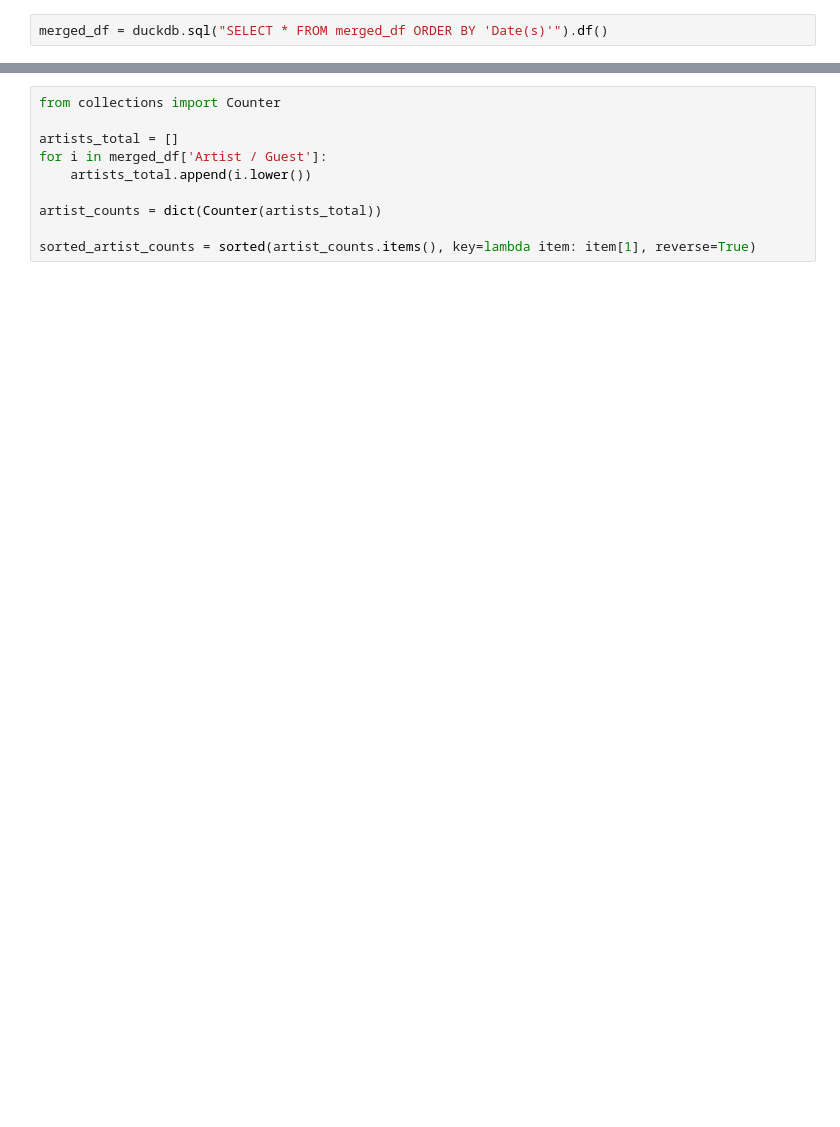
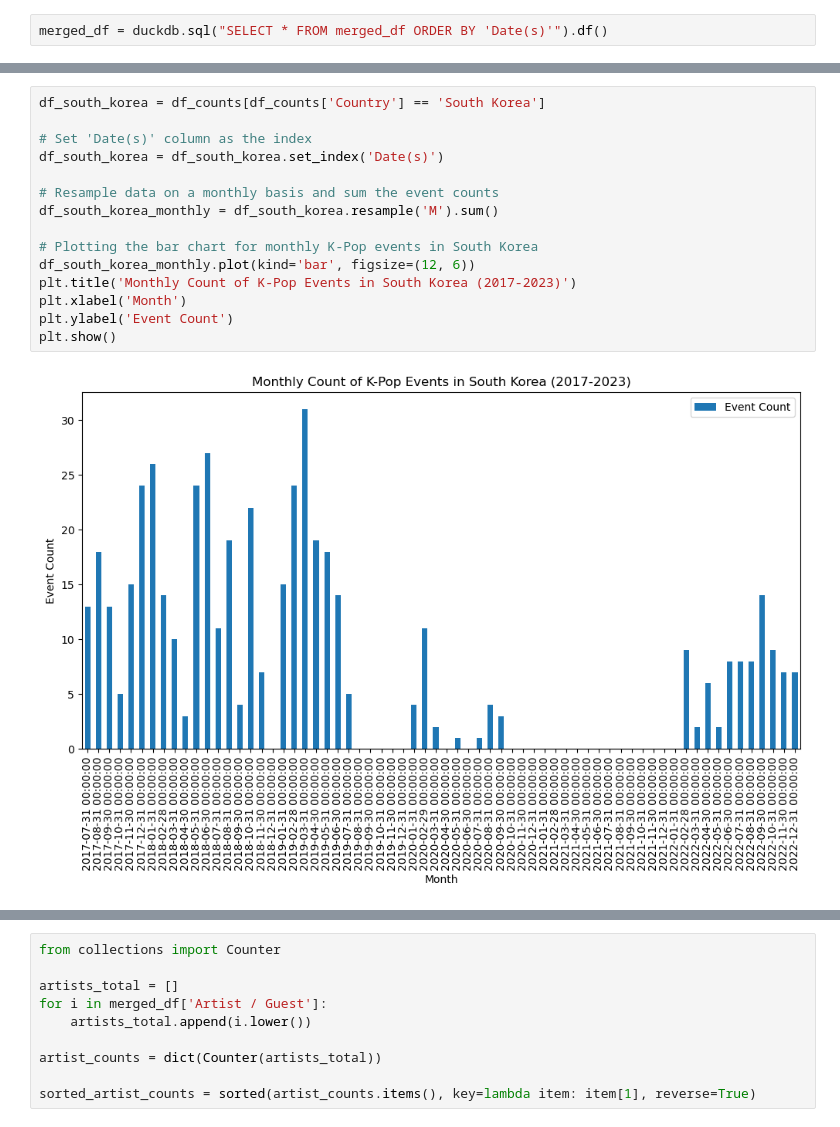
Before and after one commit to grace-ux/info2950-repo, a Jupyter notebook: Korea Events files.ipynb, the cells around one changed output, grey strips where cells are left out. Drawn from its saved outputs; the diff is of its cells as text; blank space fills up the shorter version.

```diff
--- a/Korea Events files.ipynb
+++ b/Korea Events files.ipynb
@@ -269,3 +176,20 @@ plt.show()
+# %%
+df_south_korea = df_counts[df_counts['Country'] == 'South Korea']
+
+# Set 'Date(s)' column as the index
+df_south_korea = df_south_korea.set_index('Date(s)')
+
+# Resample data on a monthly basis and sum the event counts
+df_south_korea_monthly = df_south_korea.resample('M').sum()
+
+# Plotting the bar chart for monthly K-Pop events in South Korea
+df_south_korea_monthly.plot(kind='bar', figsize=(12, 6))
+plt.title('Monthly Count of K-Pop Events in South Korea (2017-2023)')
+plt.xlabel('Month')
+plt.ylabel('Event Count')
+plt.show()
+# %% [output]
+[figure, added]
 # %%
 df_counts = events_2019.groupby(['Country', 'Date(s)']).size().reset_index(name='Event Count')
 
```
Also changed, not shown: parts of 30 cells of this notebook, 1 other file.
